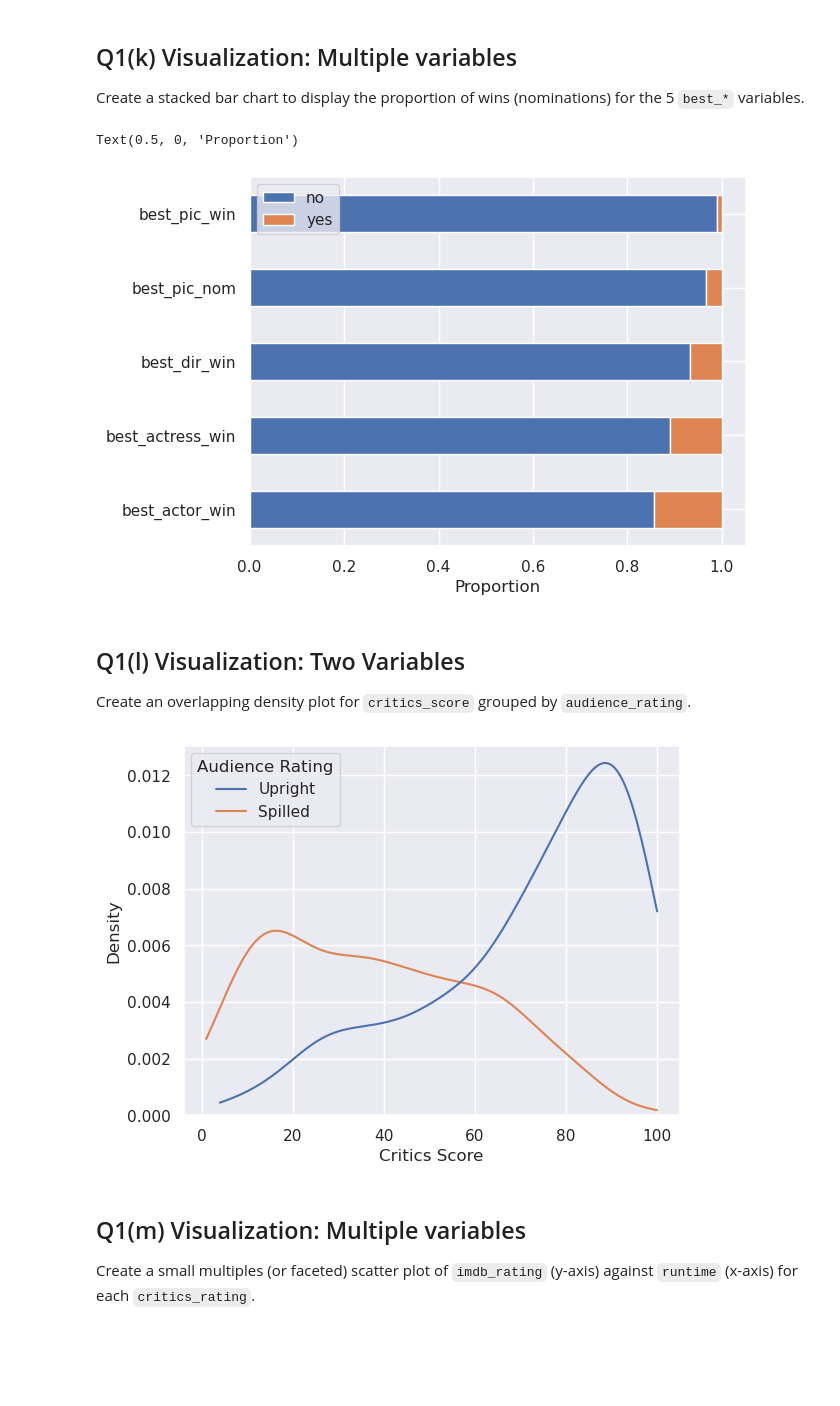
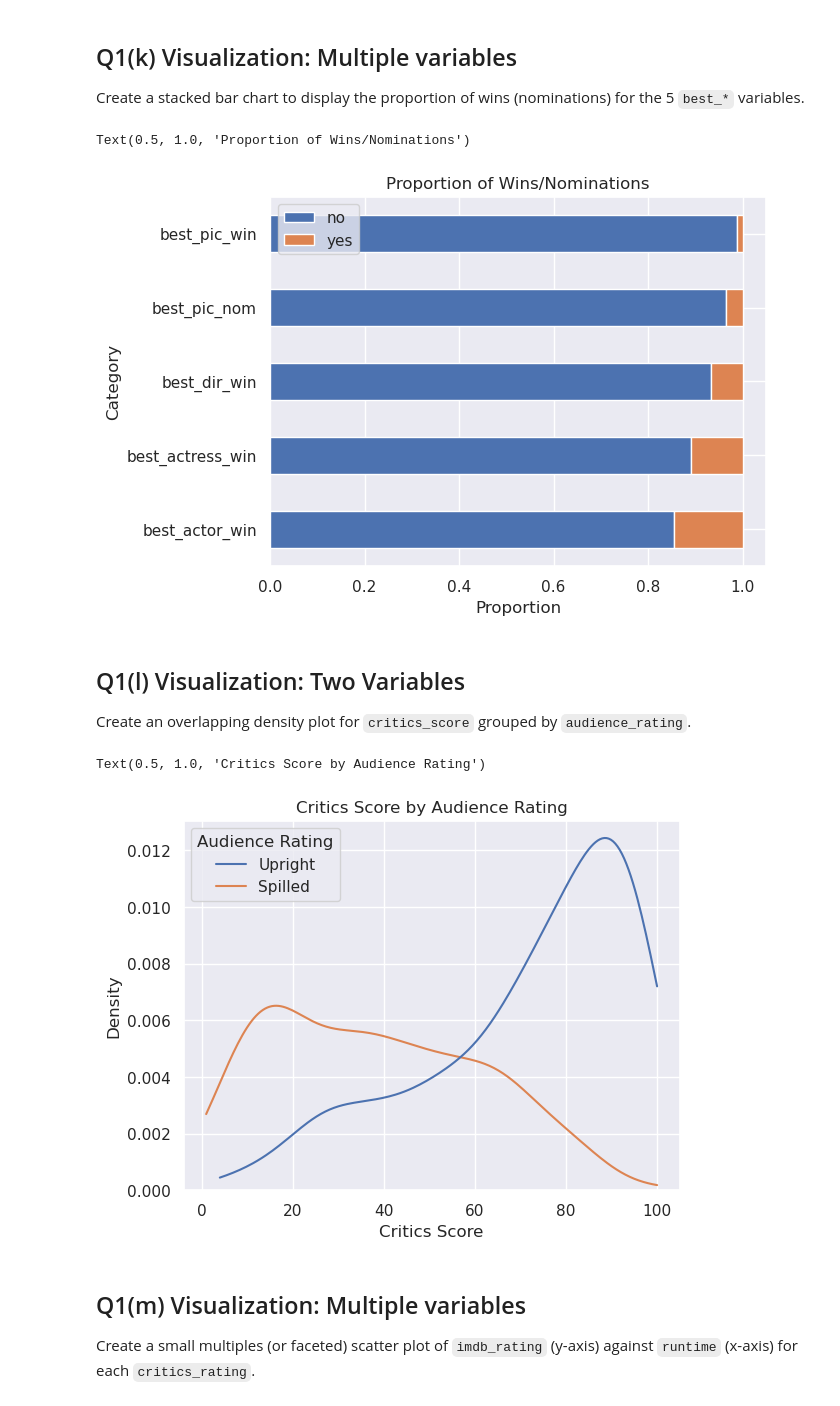
Before and after one commit to vewester/a2-4821, a Jupyter notebook: a2-4821.ipynb, the cells around one changed output. Saved outputs shown, nothing was run; the diff lists cells and outputs as text; code cells hidden in the pictures; blank space fills up the shorter version.

```diff
--- a/a2-4821.ipynb
+++ b/a2-4821.ipynb
@@ -338,9 +340,11 @@ q1k_data = movies.loc[:, 'best_pic_nom':'best_dir_win'].stack().groupby(level=[1
 
 ax = q1k_data.plot(kind='barh', stacked=True)
 ax.set_xlabel('Proportion')
+ax.set_ylabel('Category')
+ax.set_title('Proportion of Wins/Nominations')
 # %% [output]
-Text(0.5, 0, 'Proportion')
+Text(0.5, 1.0, 'Proportion of Wins/Nominations')
-[figure, old version]
+[figure, new version]
 # %% [markdown]
 <!-- END QUESTION -->
 
@@ -352,11 +356,13 @@ Create an overlapping density plot for `critics_score` grouped by `audience_rati
 # %%
 # Create overlapping density plot
 
 ax = sns.kdeplot(data=movies, x='critics_score', hue='audience_rating', cut=0)
 ax.set_xlabel('Critics Score')
 ax.get_legend().set_title("Audience Rating")
+ax.set_title('Critics Score by Audience Rating')
 # %% [output]
+Text(0.5, 1.0, 'Critics Score by Audience Rating')
-[figure, old version]
+[figure, new version]
 # %% [markdown]
 <!-- END QUESTION -->
 
```
Also changed, not shown: parts of 4 cells of this notebook.
